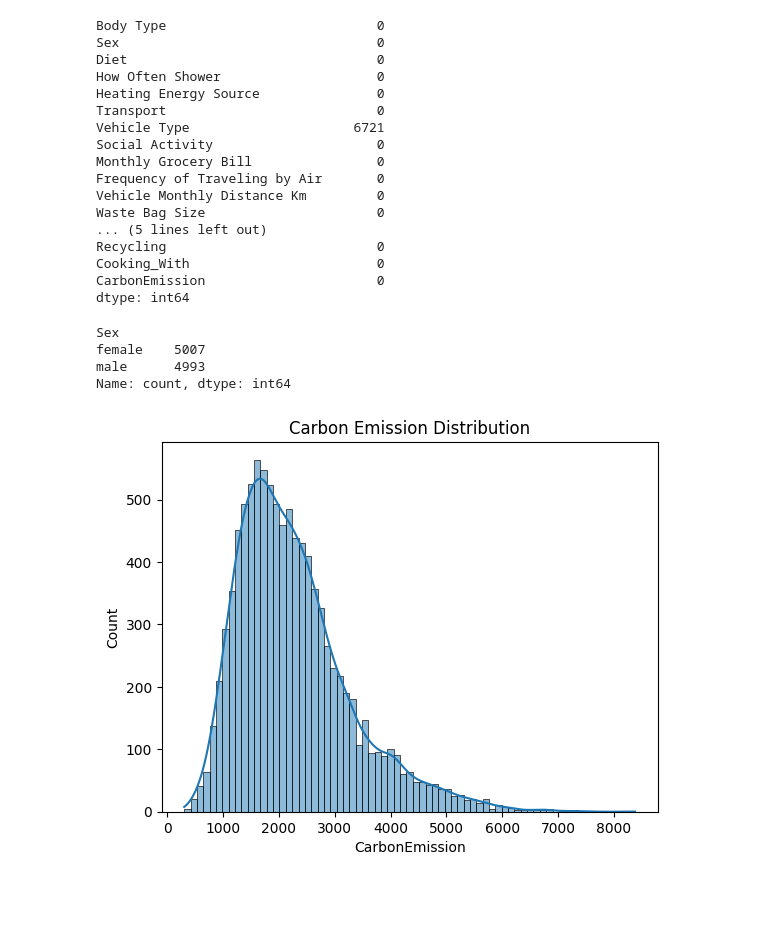
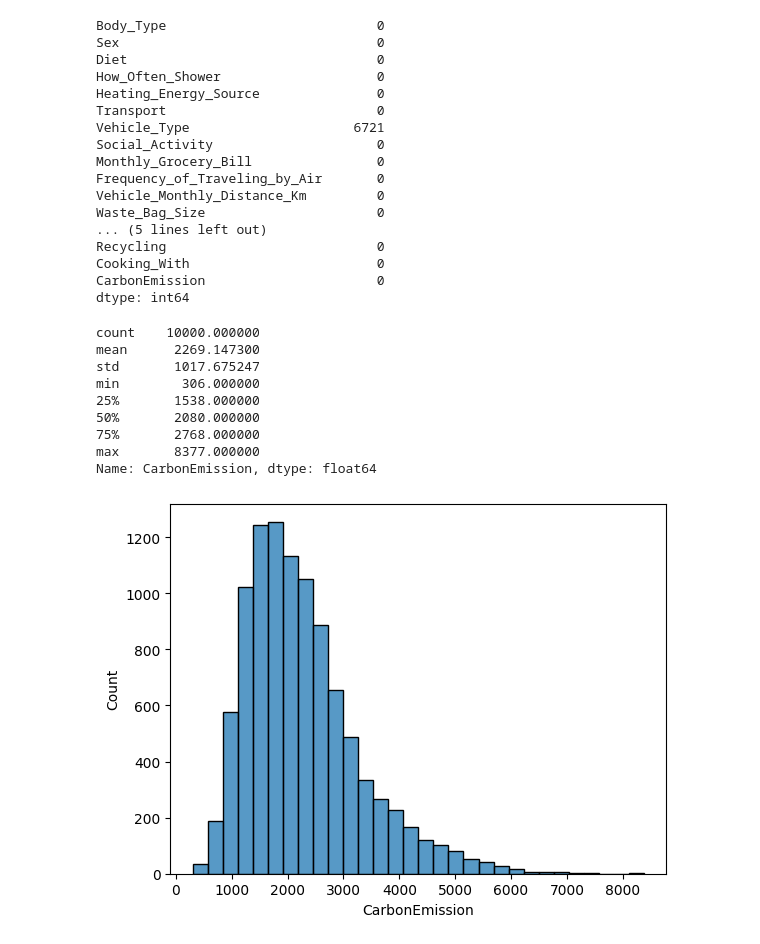
Before and after one commit to kevsergenc/carbon-footprint-app, a Jupyter notebook: notebooks/eda.ipynb, the cells around one changed output. Drawn from its saved outputs; the diff is of its cells as text; code cells hidden in the pictures; blank space fills up the shorter version.

```diff
--- a/notebooks/eda.ipynb
+++ b/notebooks/eda.ipynb
@@ -28,5 +9,5 @@ import seaborn as sns
 # %%
-df = pd.read_csv("../data/Carbon Emission.csv")
+df = pd.read_csv("../data/Carbon_Emission.csv")
 df.head()
 # %% [output]
 |  | Body Type | Sex | Diet | How Often Shower | Heating Energy Source | Transport | Vehicle Type | ... |
@@ -58,0 +19,3 @@ memory usage: 1.5 MB
+# %%
+df.columns = df.columns.str.strip()
+df.columns = df.columns.str.replace(" ", "_")
@@ -59,38 +66,40 @@ memory usage: 1.5 MB
+# %%
+df.columns = df.columns.str.strip()
 # %%
 df.isnull().sum()
 # %% [output]
-Body Type                           0
+Body_Type                           0
 Sex                                 0
 Diet                                0
-How Often Shower                    0
-Heating Energy Source               0
+How_Often_Shower                    0
+Heating_Energy_Source               0
 Transport                           0
-Vehicle Type                     6721
-Social Activity                     0
-Monthly Grocery Bill                0
-Frequency of Traveling by Air       0
-Vehicle Monthly Distance Km         0
-Waste Bag Size                      0
+Vehicle_Type                     6721
+Social_Activity                     0
+Monthly_Grocery_Bill                0
+Frequency_of_Traveling_by_Air       0
+Vehicle_Monthly_Distance_Km         0
+Waste_Bag_Size                      0
 ... (5 lines left out)
 Recycling                           0
 Cooking_With                        0
 CarbonEmission                      0
 dtype: int64
 # %%
-df["Vehicle Type"] = df["Vehicle Type"].fillna("No Vehicle")
+df["CarbonEmission"].describe()
+# %% [output]
+count    10000.000000
+mean      2269.147300
+std       1017.675247
+min        306.000000
+25%       1538.000000
+50%       2080.000000
+75%       2768.000000
+max       8377.000000
+Name: CarbonEmission, dtype: float64
-# %%
-df["Diet"].value_counts()
-df["Transport"].value_counts()
-df["Sex"].value_counts()
-# %% [output]
-Sex
-female    5007
-male      4993
-Name: count, dtype: int64
 # %%
-sns.histplot(df["CarbonEmission"], kde=True)
-plt.title("Carbon Emission Distribution")
+sns.histplot(df["CarbonEmission"], bins=30)
 plt.show()
 # %% [output]
-[figure, old version]
+[figure, new version]
 # %%
```
Also changed, not shown: parts of 17 cells of this notebook, 15 other files.
